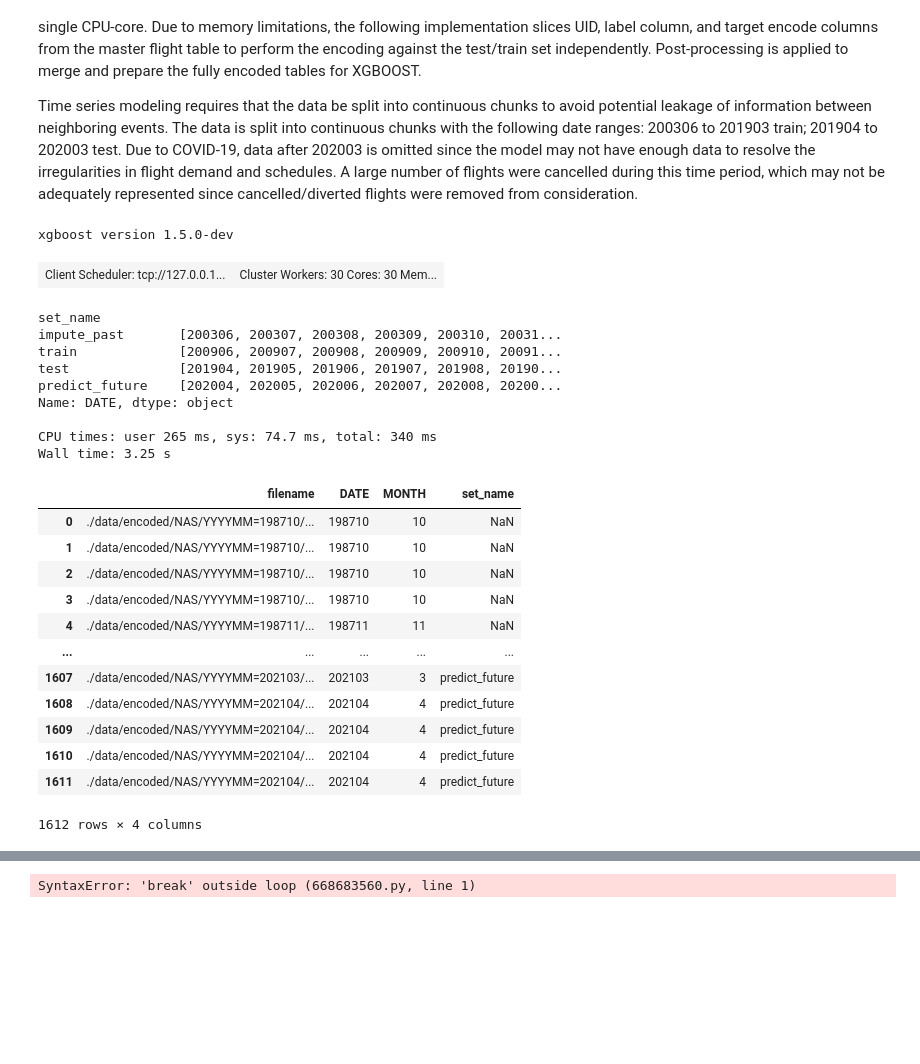
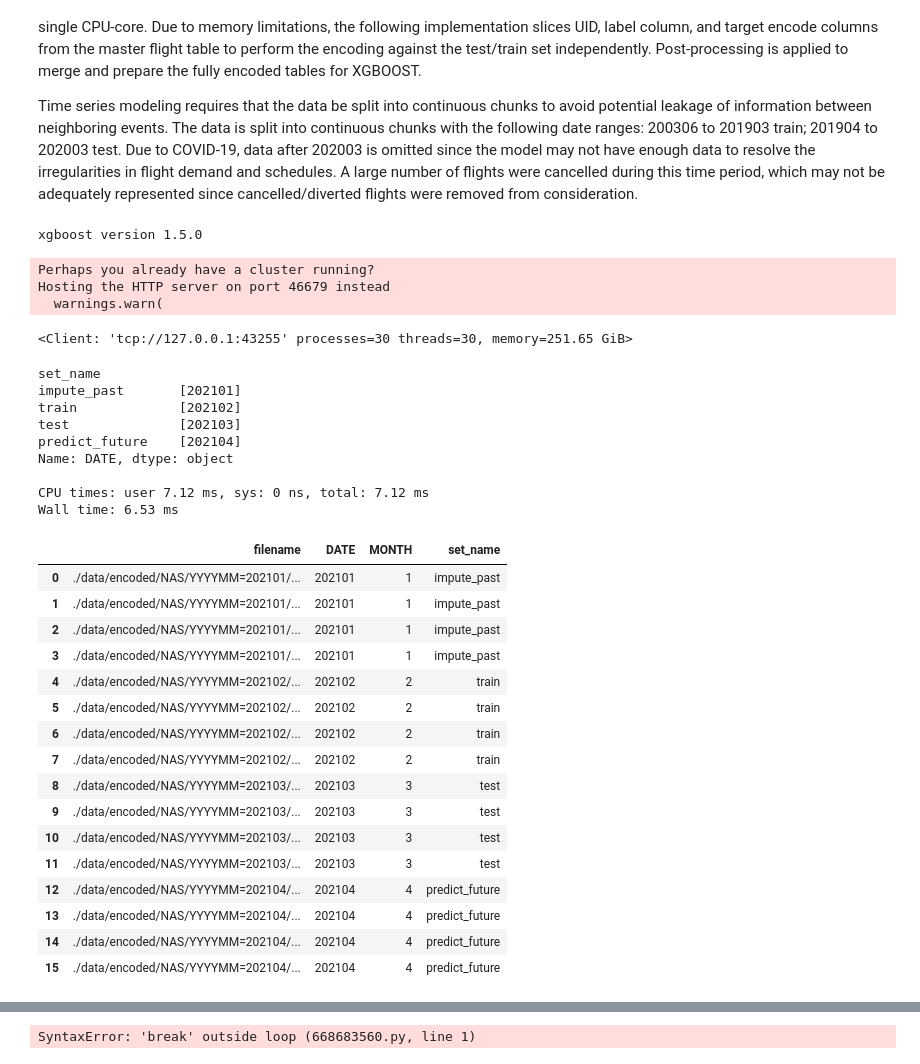
Before and after one commit to btong04/flight-delay-causes, a Jupyter notebook: 3-etl_test_train_split_tgt_enc.ipynb, the cells around one changed output, grey strips where cells are left out. Saved outputs shown, nothing was run; the diff lists cells and outputs as text; code cells hidden in the pictures; blank space fills up the shorter version.

```diff
--- a/3-etl_test_train_split_tgt_enc.ipynb
+++ b/3-etl_test_train_split_tgt_enc.ipynb
@@ -29,6 +29,8 @@ from xgboost.dask import DaskDMatrix
 
 print('xgboost version', xgb.__version__)
 
+
+small_data_run = True # True: test mode with limited data from 2021.
 
 study_arpt = 'NAS'
 run_type = 'cpu'
@@ -76,8 +78,11 @@ elif run_type == 'cpu':
 
 client
 # %% [output]
-xgboost version 1.5.0-dev
+xgboost version 1.5.0
-| Client Scheduler: tcp://127.0.0.1... | Cluster Workers: 30 Cores: 30 Mem... |
+Perhaps you already have a cluster running?
+Hosting the HTTP server on port 46679 instead
+  warnings.warn(
+<Client: 'tcp://127.0.0.1:43255' processes=30 threads=30, memory=251.65 GiB>
 # %%
 %%time
 
@@ -120,56 +125,64 @@ pq_files = glob.glob(partial_enc_input_dir+'/*/*.parquet')
 toc_df = pd.DataFrame({'filename': pq_files})
 toc_df['DATE'] = toc_df['filename'].str.split('=').str[1].str[:6]
 toc_df['DATE'] = toc_df['DATE'].astype(int)
 toc_df['MONTH'] = toc_df['DATE'].astype(str).str[-2:].astype('int8')
 toc_df = toc_df.sort_values(['DATE', 'filename']).reset_index(drop=True)
 
 # Split data into various sets. Test/train sets have known labels.
 # Filter for specific dates. Exclude months after March 2020 from data due to COVID.
 # Exclude before 200306 due to lack of delay cause attribution. Treat this as if it were test data.
 end_date = 202003 # Date when data is not used in test/train set.
 start_date = pd.to_datetime(end_date, format='%Y%m') - relativedelta(months=num_holdout_months)
 start_date = int(start_date.strftime('%Y%m'))
 
-# split_dates = [198701, 200305, start_date, end_date, 202106] # Full data
-# split_dates = [201605, 201805, start_date, end_date, 202106] # Truncated data with ~1 years of training, 1 year test.
-# split_dates = [201205, 201405, start_date, end_date, 202106] # Truncated data with ~5 years of training, 1 year test.
-split_dates = [200305, 200905, start_date, end_date, 202106] # Truncated data with ~10 years of training, 1 year test.
-# split_dates = [200305, 200505, start_date, end_date, 202106] # Truncated data with ~14 years of training, 1 year test.
+if small_data_run == True:
+    split_dates = [202001, 202101, 202102, 202103, 202112] # Truncated data with ~10 years of training, 1 year test.
+else:
+    # split_dates = [198701, 200305, start_date, end_date, 202106] # Full data
+    # split_dates = [201605, 201805, start_date, end_date, 202106] # Truncated data with ~1 years of training, 1 year test.
+    # split_dates = [201205, 201405, start_date, end_date, 202106] # Truncated data with ~5 years of training, 1 year test.
+    split_dates = [200305, 200905, start_date, end_date, 202106] # Truncated data with ~10 years of training, 1 year test.
+    # split_dates = [200305, 200505, start_date, end_date, 202106] # Truncated data with ~14 years of training, 1 year test.
+
 split_labels = ['impute_past', 'train', 'test', 'predict_future']
 
 toc_df['set_name'] = pd.cut(toc_df['DATE'], bins=split_dates,
                             labels=split_labels)
 
 # Need train set to be first since target encoder needs to be trained before it can be applied to subsequent data:
 split_labels_reorder = ['train'] + [cc for cc in split_labels if cc != 'train']
 
 print(toc_df.groupby('set_name')['DATE'].unique())
 print()
 
 toc_df
 # %% [output]
 set_name
-impute_past       [200306, 200307, 200308, 200309, 200310, 20031...
-train             [200906, 200907, 200908, 200909, 200910, 20091...
-test              [201904, 201905, 201906, 201907, 201908, 20190...
-predict_future    [202004, 202005, 202006, 202007, 202008, 20200...
+impute_past       [202101]
+train             [202102]
+test              [202103]
+predict_future    [202104]
 Name: DATE, dtype: object
 
-CPU times: user 265 ms, sys: 74.7 ms, total: 340 ms
-Wall time: 3.25 s
+CPU times: user 7.12 ms, sys: 0 ns, total: 7.12 ms
+Wall time: 6.53 ms
 |  | filename | DATE | MONTH | set_name |
-| 0 | ./data/encoded/NAS/YYYYMM=198710/... | 198710 | 10 | NaN |
-| 1 | ./data/encoded/NAS/YYYYMM=198710/... | 198710 | 10 | NaN |
-| 2 | ./data/encoded/NAS/YYYYMM=198710/... | 198710 | 10 | NaN |
-| 3 | ./data/encoded/NAS/YYYYMM=198710/... | 198710 | 10 | NaN |
-| 4 | ./data/encoded/NAS/YYYYMM=198711/... | 198711 | 11 | NaN |
-| ... | ... | ... | ... | ... |
-| 1607 | ./data/encoded/NAS/YYYYMM=202103/... | 202103 | 3 | predict_future |
-| 1608 | ./data/encoded/NAS/YYYYMM=202104/... | 202104 | 4 | predict_future |
-| 1609 | ./data/encoded/NAS/YYYYMM=202104/... | 202104 | 4 | predict_future |
-| 1610 | ./data/encoded/NAS/YYYYMM=202104/... | 202104 | 4 | predict_future |
-| 1611 | ./data/encoded/NAS/YYYYMM=202104/... | 202104 | 4 | predict_future |
+| 0 | ./data/encoded/NAS/YYYYMM=202101/... | 202101 | 1 | impute_past |
+| 1 | ./data/encoded/NAS/YYYYMM=202101/... | 202101 | 1 | impute_past |
+| 2 | ./data/encoded/NAS/YYYYMM=202101/... | 202101 | 1 | impute_past |
+| 3 | ./data/encoded/NAS/YYYYMM=202101/... | 202101 | 1 | impute_past |
+| 4 | ./data/encoded/NAS/YYYYMM=202102/... | 202102 | 2 | train |
+| 5 | ./data/encoded/NAS/YYYYMM=202102/... | 202102 | 2 | train |
+| 6 | ./data/encoded/NAS/YYYYMM=202102/... | 202102 | 2 | train |
+| 7 | ./data/encoded/NAS/YYYYMM=202102/... | 202102 | 2 | train |
+| 8 | ./data/encoded/NAS/YYYYMM=202103/... | 202103 | 3 | test |
+| 9 | ./data/encoded/NAS/YYYYMM=202103/... | 202103 | 3 | test |
+| 10 | ./data/encoded/NAS/YYYYMM=202103/... | 202103 | 3 | test |
+| 11 | ./data/encoded/NAS/YYYYMM=202103/... | 202103 | 3 | test |
+| 12 | ./data/encoded/NAS/YYYYMM=202104/... | 202104 | 4 | predict_future |
+| 13 | ./data/encoded/NAS/YYYYMM=202104/... | 202104 | 4 | predict_future |
+| 14 | ./data/encoded/NAS/YYYYMM=202104/... | 202104 | 4 | predict_future |
+| 15 | ./data/encoded/NAS/YYYYMM=202104/... | 202104 | 4 | predict_future |
-1612 rows × 4 columns
 # %%
 %%time
 
```
Also changed, not shown: parts of 6 cells of this notebook, 5 other files.
